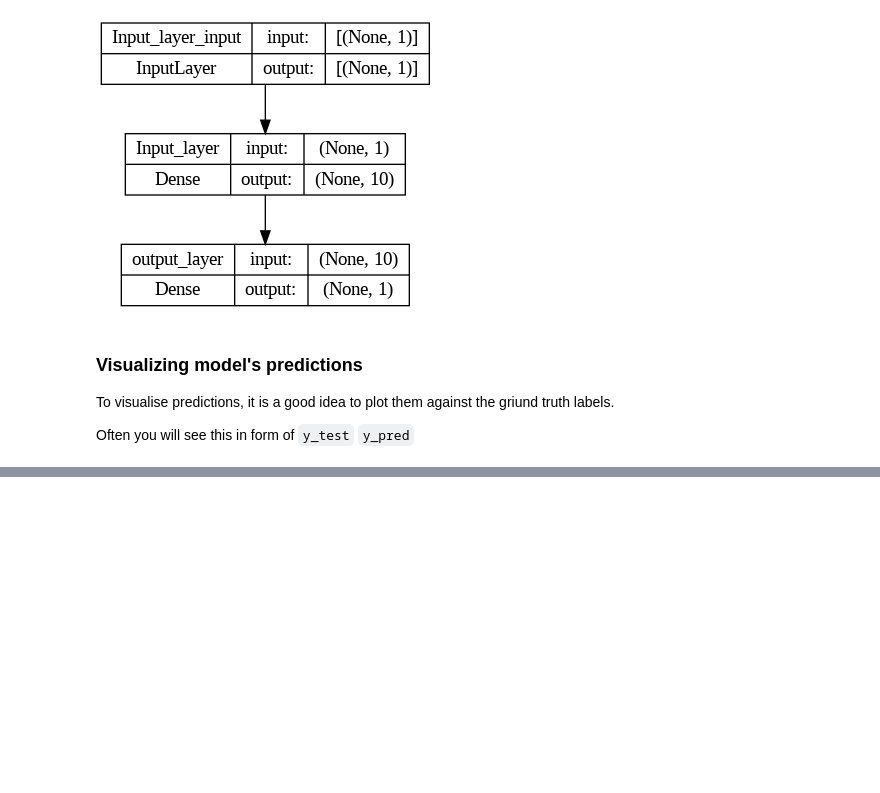
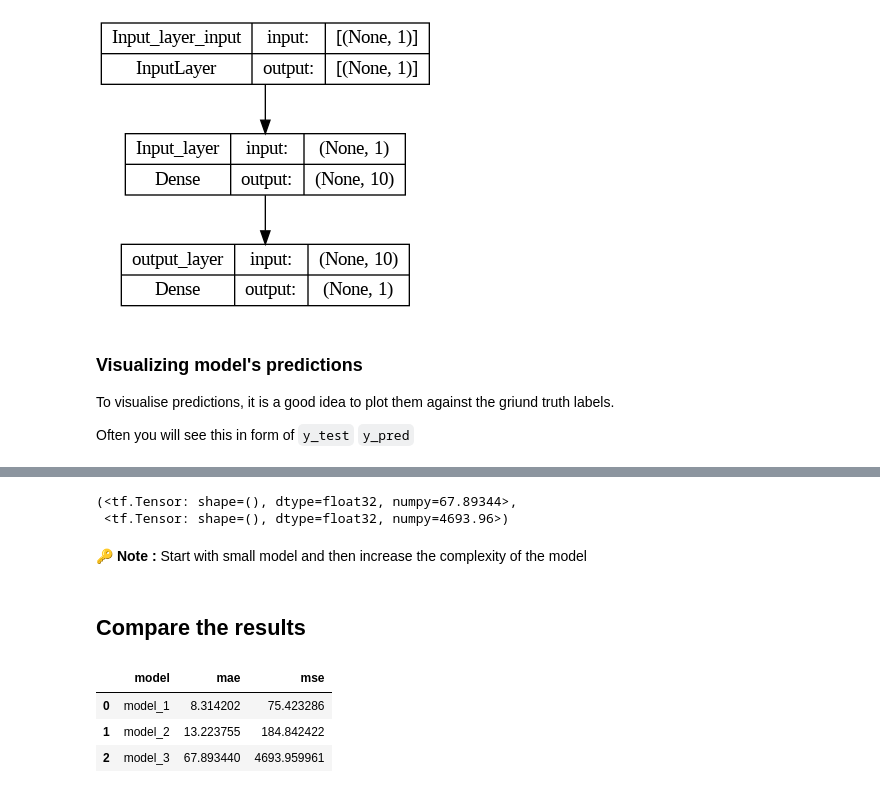
Before and after one commit to pawara101/tensor-flow, a Jupyter notebook: 01_neural_network_regression_with_tensorflow.ipynb, the cells around one changed output, grey strips where cells are left out. Drawn from its saved outputs; the diff is of its cells as text; code cells hidden in the pictures; blank space fills up the shorter version.

```diff
--- a/01_neural_network_regression_with_tensorflow.ipynb
+++ b/01_neural_network_regression_with_tensorflow.ipynb
@@ -450,0 +675,5 @@ Depending on the problem you are working on, there will be different evaluation
+# %%
+## Calculate the evaluation metrics on model_2
+mae_2 = mae(y_test,y_preds_2)
+mse_2 = mse(y_test,y_preds_2)
+mae_2,mse_2
@@ -450,0 +743,27 @@ Depending on the problem you are working on, there will be different evaluation
+# %%
+## Calculate the evaluation metrics on model_3
+mae_3 = mae(y_test,y_preds_3)
+mse_3 = mse(y_test,y_preds_3)
+mae_3,mse_3
+# %% [output]
+(<tf.Tensor: shape=(), dtype=float32, numpy=67.89344>,
+ <tf.Tensor: shape=(), dtype=float32, numpy=4693.96>)
+# %% [markdown]
+🔑 **Note :** Start with small model and then increase the complexity of the model
+# %% [markdown]
+## Compare the results
+# %%
+## Let's compare the model's resu;ts ysing the pandas DataFrame
+import pandas as pd
+model_results = [
+    ["model_1",mae_1.numpy(),mse_1.numpy()],
+    ["model_2",mae_2.numpy(),mse_2.numpy()],
+    ["model_3",mae_3.numpy(),mse_3.numpy()]
+]
+all_results  = pd.DataFrame(model_results,columns=["model","mae","mse"])
+all_results
+# %% [output]
+|  | model | mae | mse |
+| 0 | model_1 | 8.314202 | 75.423286 |
+| 1 | model_2 | 13.223755 | 184.842422 |
+| 2 | model_3 | 67.893440 | 4693.959961 |
```
Also changed, not shown: parts of 49 cells of this notebook.
